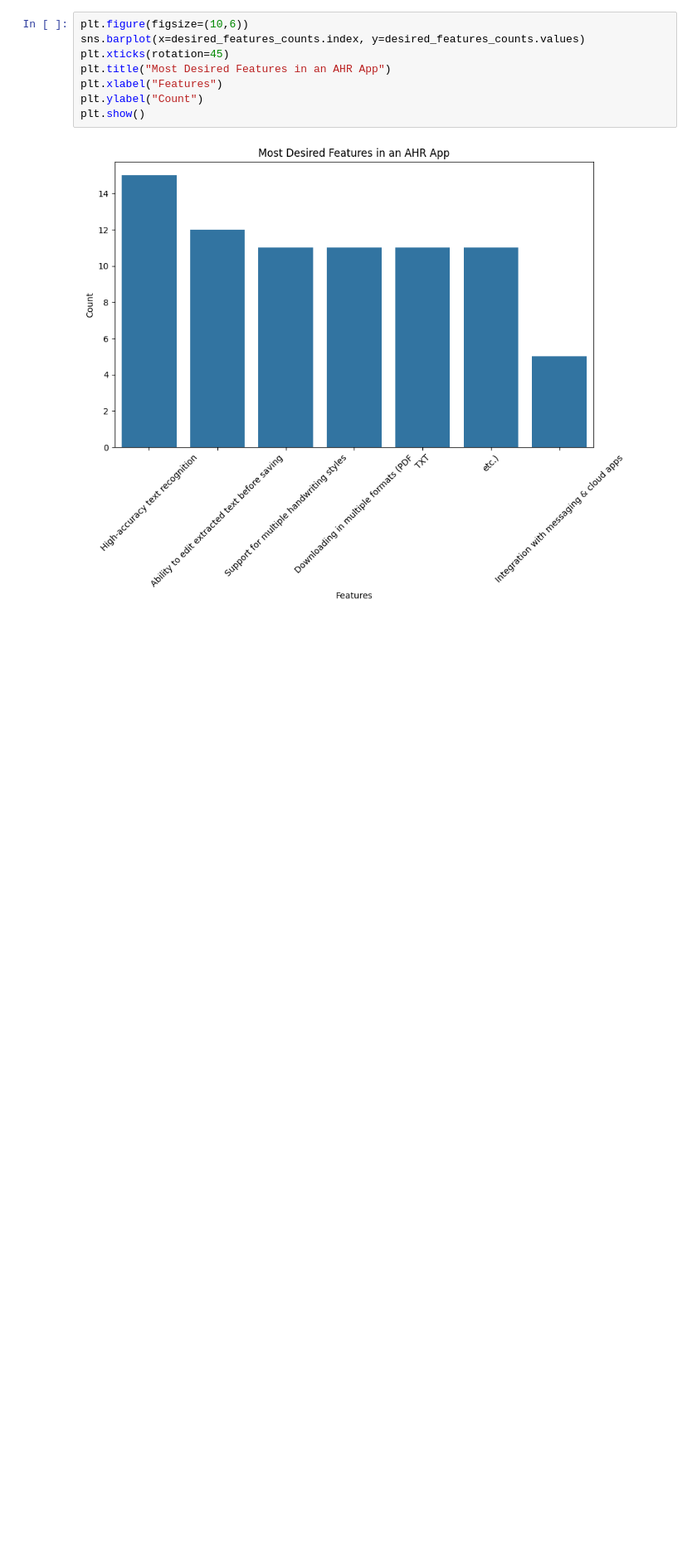
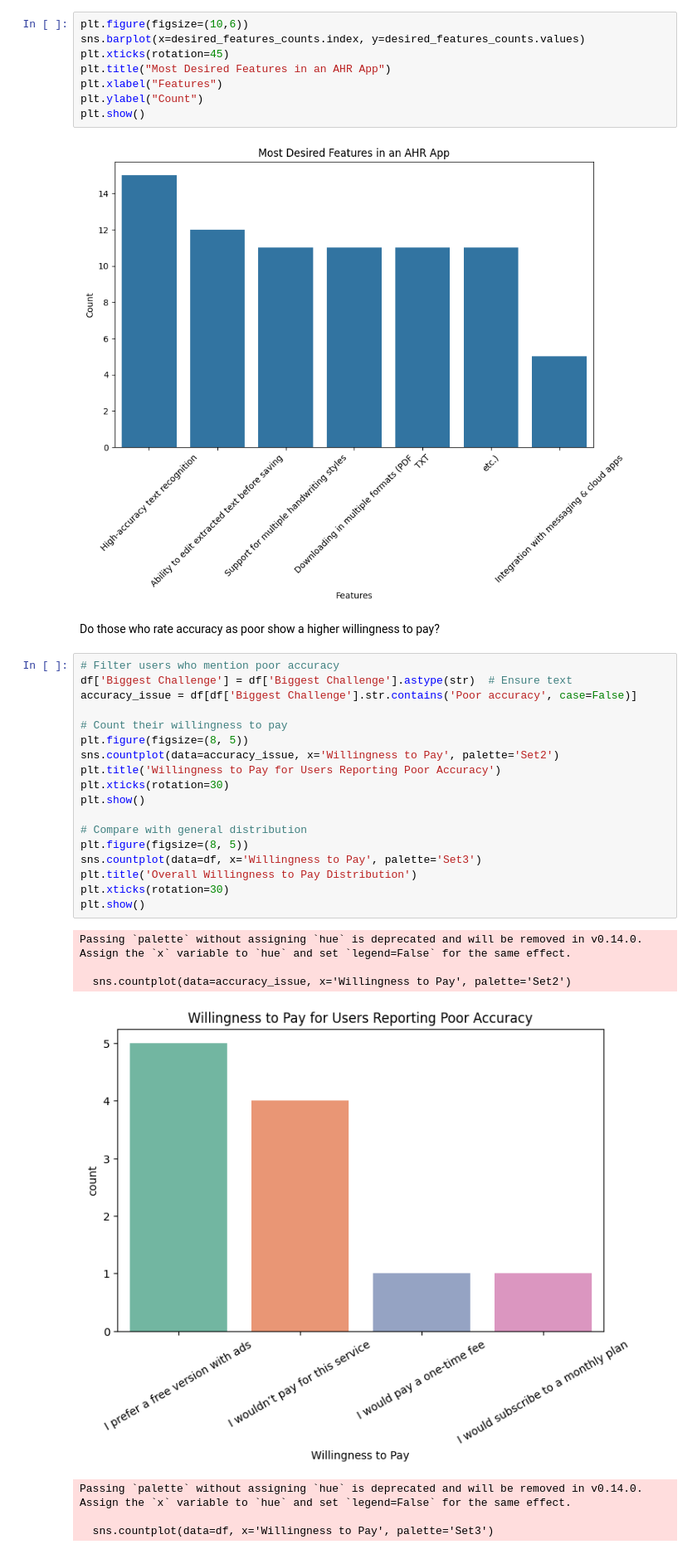
Before and after one commit to sondosaabed/Arabic-Handwritten-Recognition-UX-Design-Research-Data-Analysis, a Jupyter notebook: UX-Reserach-data.ipynb, the cells around one changed output. Shown: that part at 83% size. Saved outputs shown, nothing was run; the diff lists cells and outputs as text; blank space fills up the shorter version.

```diff
--- a/UX-Reserach-data.ipynb
+++ b/UX-Reserach-data.ipynb
@@ -193,3 +193,31 @@ plt.ylabel("Count")
 plt.show()
 # %% [output]
 [figure]
+# %% [markdown]
+Do those who rate accuracy as poor show a higher willingness to pay?
+# %%
+# Filter users who mention poor accuracy
+df['Biggest Challenge'] = df['Biggest Challenge'].astype(str)  # Ensure text
+accuracy_issue = df[df['Biggest Challenge'].str.contains('Poor accuracy', case=False)]
+
+# Count their willingness to pay
+plt.figure(figsize=(8, 5))
+sns.countplot(data=accuracy_issue, x='Willingness to Pay', palette='Set2')
+plt.title('Willingness to Pay for Users Reporting Poor Accuracy')
+plt.xticks(rotation=30)
+plt.show()
+
+# Compare with general distribution
+plt.figure(figsize=(8, 5))
+sns.countplot(data=df, x='Willingness to Pay', palette='Set3')
+plt.title('Overall Willingness to Pay Distribution')
+plt.xticks(rotation=30)
+plt.show()
+# %% [output]
+Passing `palette` without assigning `hue` is deprecated and will be removed in v0.14.0. Assign the `x` variable to `hue` and set `legend=False` for the same effect.
+
+  sns.countplot(data=accuracy_issue, x='Willingness to Pay', palette='Set2')
+[figure, added]
+Passing `palette` without assigning `hue` is deprecated and will be removed in v0.14.0. Assign the `x` variable to `hue` and set `legend=False` for the same effect.
+
+  sns.countplot(data=df, x='Willingness to Pay', palette='Set3')
```
Also changed, not shown: parts of 9 cells of this notebook.
